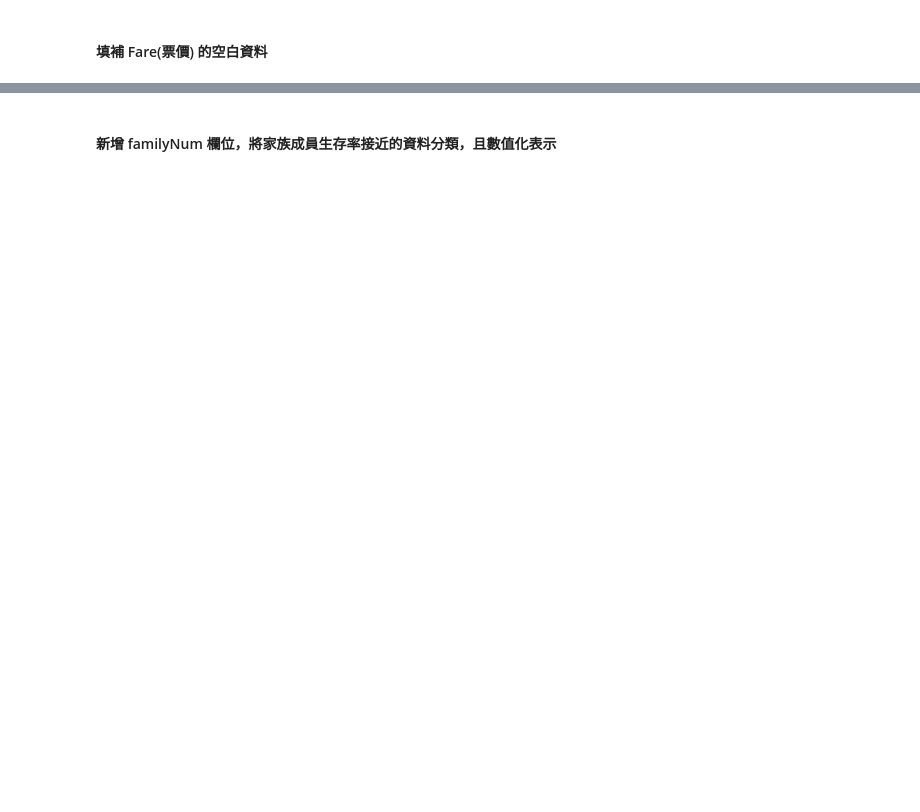
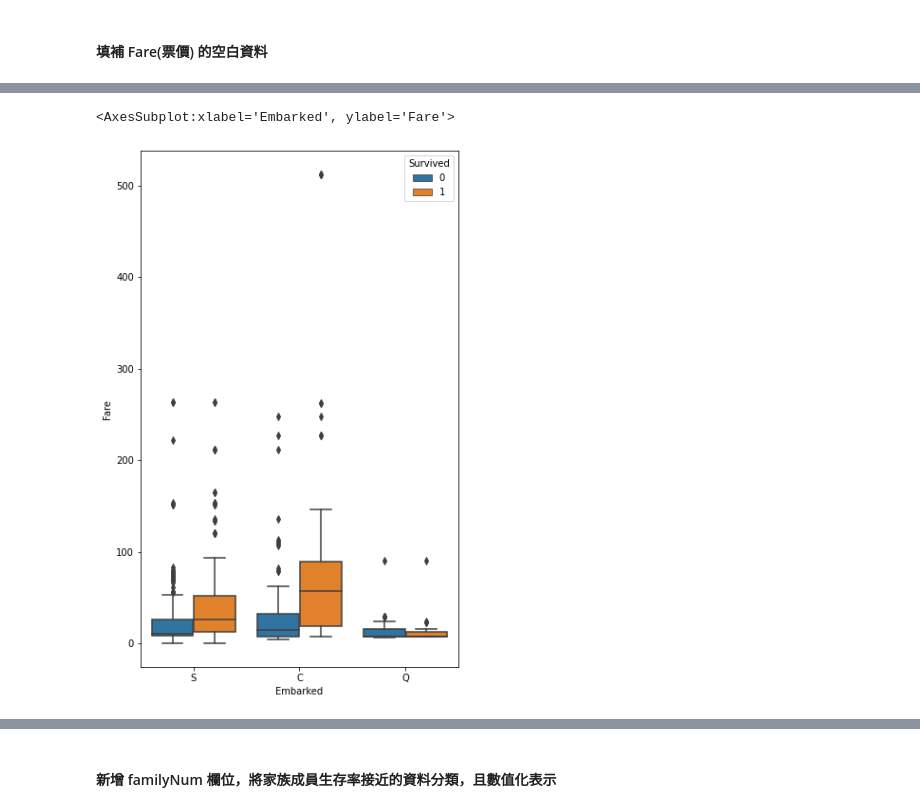
Before and after one commit to DannyHucc/Titanic-Kaggle, a Jupyter notebook: Titanic.ipynb, the cells around one changed output, grey strips where cells are left out. Drawn from its saved outputs; the diff is of its cells as text; code cells hidden in the pictures; blank space fills up the shorter version.

```diff
--- a/Titanic.ipynb
+++ b/Titanic.ipynb
@@ -108,3 +183,10 @@ full['Embarked']=full['Embarked'].fillna('S')
+# %%
+# Embarked(登船地)’S’與Fare(票價)最有關係
+plt.figure(figsize=(6, 10))
+sns.boxplot(data=train, x='Embarked', y='Fare', hue='Survived')
+# %% [output]
+<AxesSubplot:xlabel='Embarked', ylabel='Fare'>
+[figure, added]
 # %%
 # 填補 Fare 的空白資料
 # Pclass 為 1 和 Embarked 為 'S' 跟票價相關性高。
```
Also changed, not shown: parts of 56 cells of this notebook.
